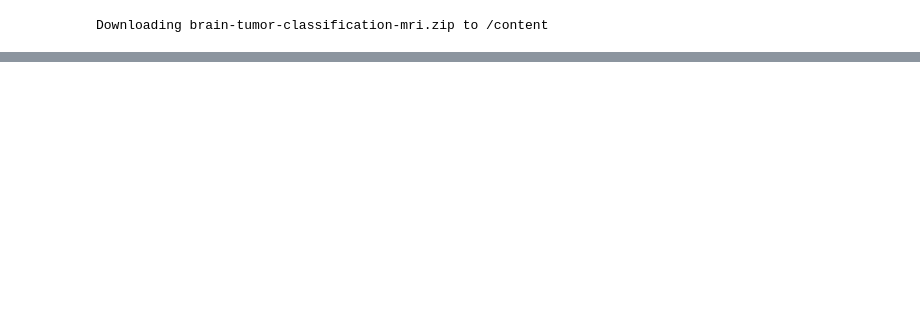
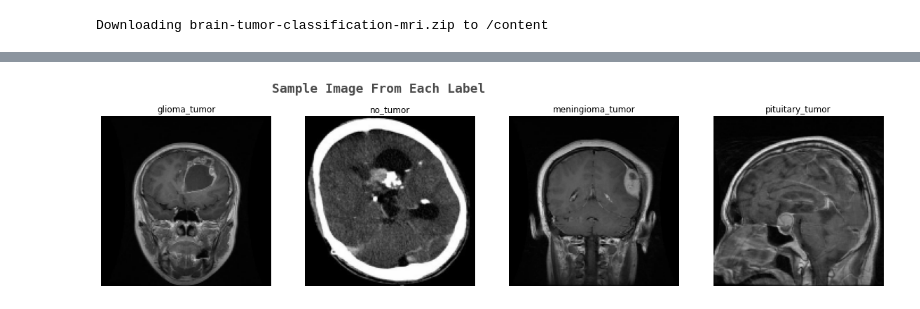
Before and after one commit to devshah21/Brain-Tumour-Classification, a Jupyter notebook: brain_tumour_classification.ipynb, the cells around one changed output, grey strips where cells are left out. Drawn from its saved outputs; the diff is of its cells as text; code cells hidden in the pictures; blank space fills up the shorter version.

Commit message:
imported libraries and appended all images into a list (converted them into numpy arrays)

```diff
--- a/brain_tumour_classification.ipynb
+++ b/brain_tumour_classification.ipynb
@@ -56,0 +117,39 @@ Downloading brain-tumor-classification-mri.zip to /content
+# %%
+label = ['glioma_tumor', 'no_tumor', 'meningioma_tumor', 'pituitary_tumor']
+#create the necessary labels to train and test this data
+# %%
+x_train, y_train = [], []
+size = 150
+for x in label:
+  path = os.path.join('/content', 'Training', x)
+  for i in tqdm(os.listdir(path)):
+      img = cv2.imread(os.path.join(path,i))
+      img = cv2.resize(img,(size, size))
+      x_train.append(img)
+      y_train.append(x)
+# %%
+for x in label:
+  path = os.path.join('/content', 'Testing', x)
+  for i in tqdm(os.listdir(path)):
+      img = cv2.imread(os.path.join(path,i))
+      img = cv2.resize(img,(size, size))
+      x_train.append(img)
+      y_train.append(x)
+# %%
+x_train = np.array(x_train)
+y_train = np.array(y_train)
+# %%
+fig, ax = plt.subplots(1, 4, figsize=(20, 20))
+fig.suptitle('Sample Image From Each Label', size=18, fontweight='bold', fontname='monospace', color= '#1F1F1F', y=0.62, x=0.4, alpha=0.8)
+
+for i, label in enumerate(label):
+    j = 0
+    while True:
+        if y_train[j] == label:
+            ax[i].imshow(x_train[j])
+            ax[i].set_title(label)
+            ax[i].axis('off')
+            break
+        j += 1
+# %% [output]
+[figure, added]
```
Also changed, not shown: parts of 5 cells of this notebook.
